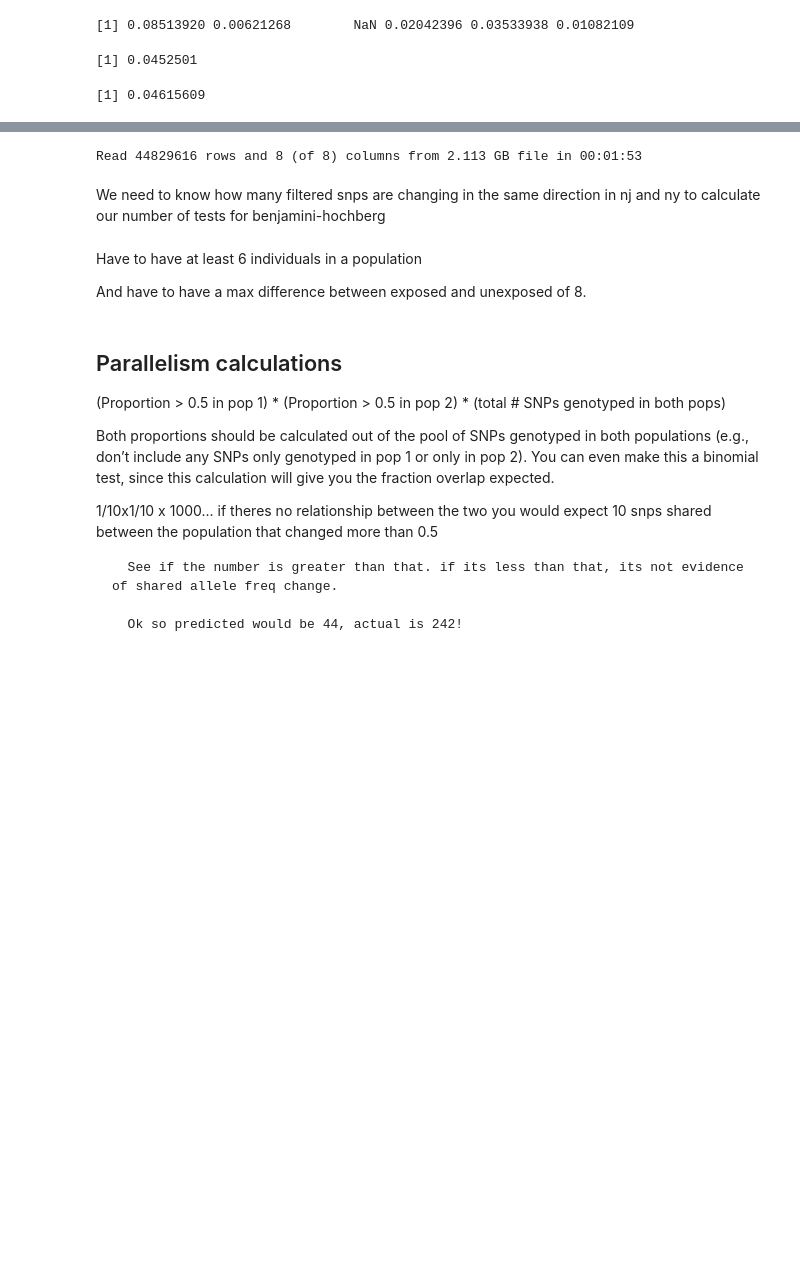
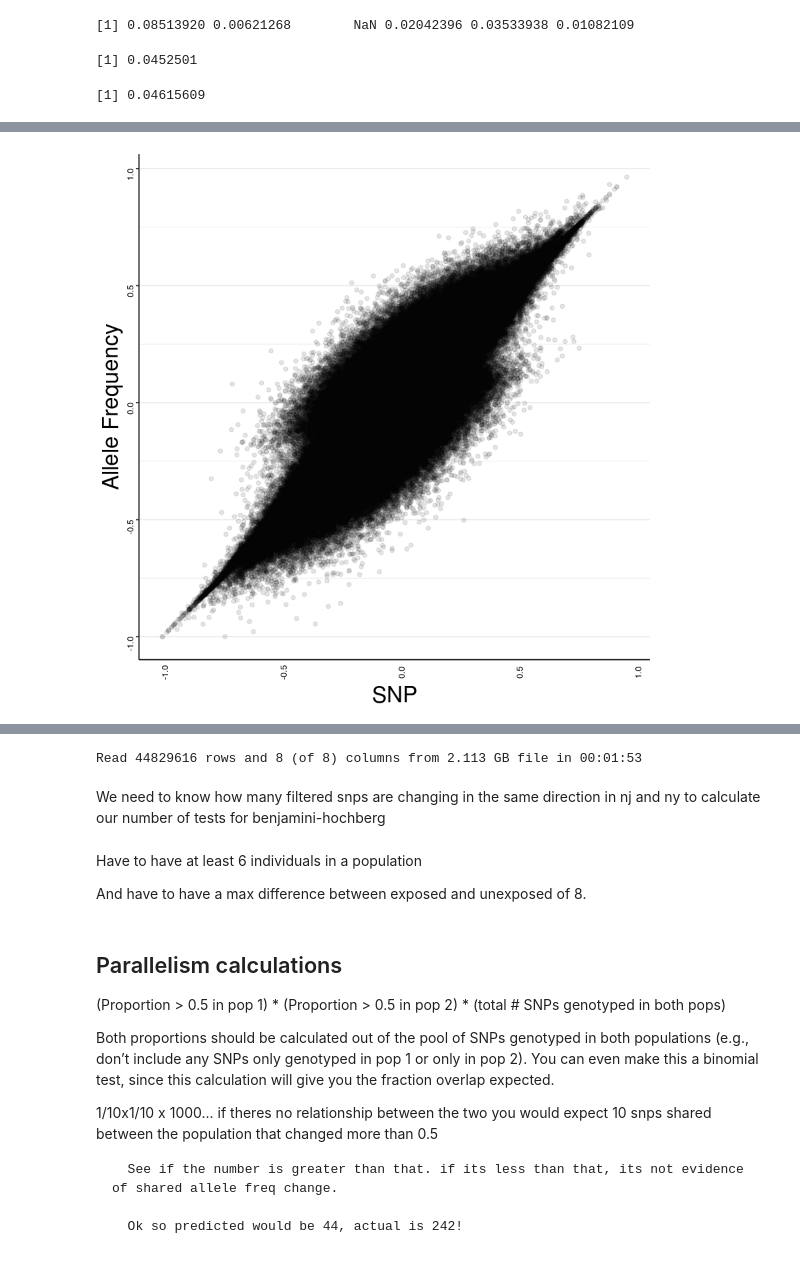
Before and after one commit to sagw/WNS_WGS, a Jupyter notebook: Notebooks/Angsd_all_SNP_graphs.ipynb, the cells around one changed output, grey strips where cells are left out. Drawn from its saved outputs; the diff is of its cells as text; code cells hidden in the pictures; blank space fills up the shorter version.

```diff
--- a/Notebooks/Angsd_all_SNP_graphs.ipynb
+++ b/Notebooks/Angsd_all_SNP_graphs.ipynb
@@ -99,0 +149,11 @@ njnyvteu=merge(njnyeu, vteu, by=c("Scaffold", "Position"))
+# %%
+lowmafs_diff=njnyeu_low[,c("Scaffold", "Position", "diff.x", "diff.y")]
+colnames(lowmafs_diff)=c("Scaffold", "Position", "NJ_lowdiff", "NY_lowdiff")
+mafs_diff=njnyeusnpsAll[,c("Scaffold", "Position", "diff.x", "diff.y")]
+colnames(mafs_diff)=c("Scaffold", "Position", "NJ_highdiff", "NY_highdiff")
+# %%
+mafs_diff$Position=as.factor(mafs_diff$Position)
+# %%
+lowmafs_diff$Position=as.factor(lowmafs_diff$Position)
+# %%
+diffs_both=merge(lowmafs_diff, mafs_diff, by=c("Scaffold", "Position"))
@@ -99,0 +170,14 @@ njnyvteu=merge(njnyeu, vteu, by=c("Scaffold", "Position"))
+# %%
+ggplot(diffs_both, aes(x=NJ_lowdiff, y=NJ_highdiff)) +
+    geom_point(alpha=0.1) +
+    theme_bw() +
+    xlab("SNP")+
+    ylab("Allele Frequency")+
+    theme(legend.position="right", panel.border = element_blank(),
+          panel.grid.major.x = element_blank(),
+          panel.grid.minor.x = element_blank(),
+          axis.ticks.x=element_blank(), axis.line=element_line(color="black"), axis.text=element_text(color="black", size=8, angle=90),
+          text = element_text(size=20)
+    )
+# %% [output]
+[figure, added]
```
Also changed, not shown: parts of 50 cells of this notebook, 2 other files.
